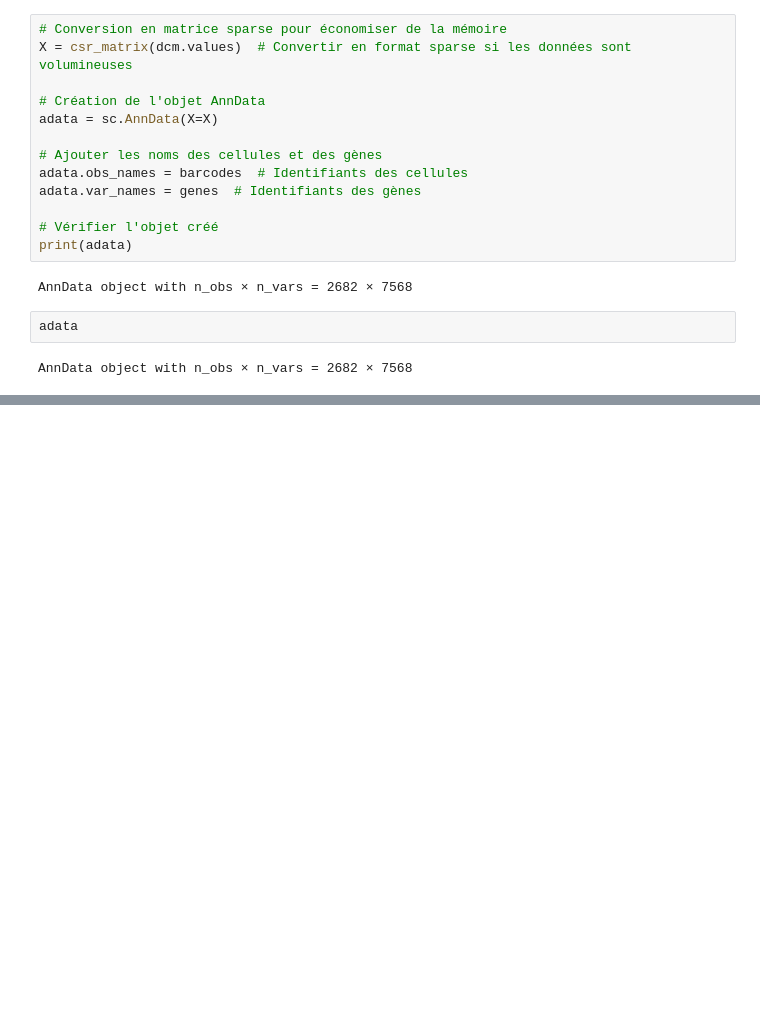
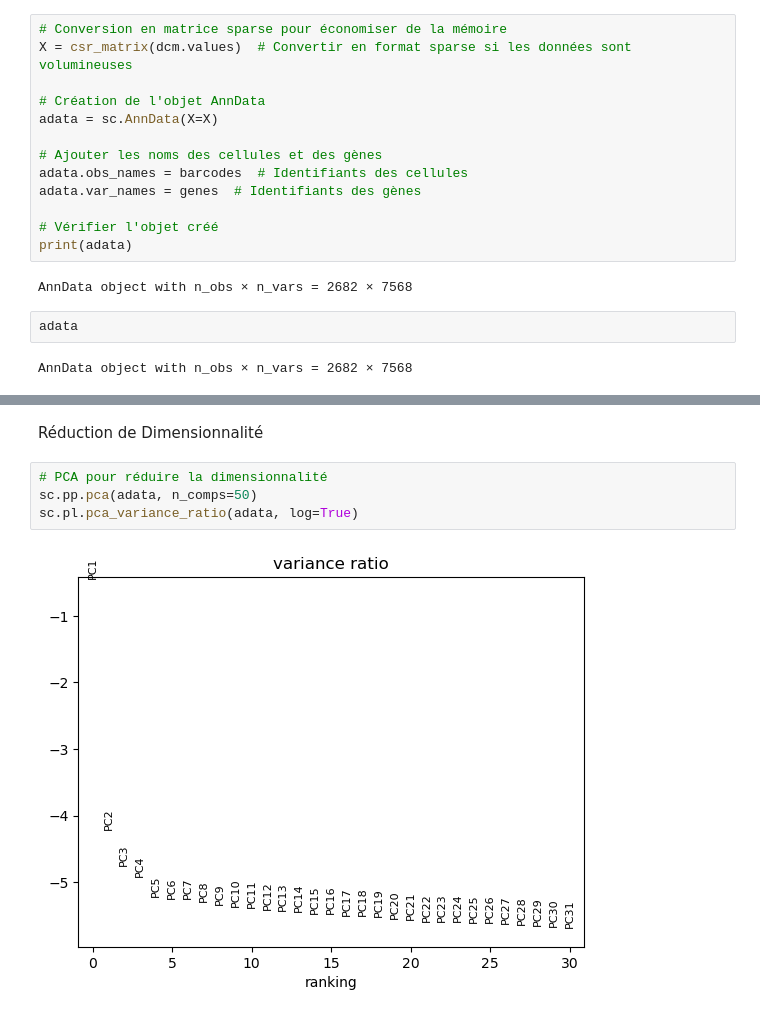
Before and after one commit to vgoupille/DOL_scRNAseq, a Jupyter notebook: 7_Article/script/2_scanpy.ipynb, the cells around one changed output, grey strips where cells are left out. Drawn from its saved outputs; the diff is of its cells as text; blank space fills up the shorter version.

```diff
--- a/7_Article/script/2_scanpy.ipynb
+++ b/7_Article/script/2_scanpy.ipynb
@@ -37,0 +141,8 @@ print(os.path.exists("7_Article/results/data.h5ad"))  # True si le fichier est b
+# %% [markdown]
+ Réduction de Dimensionnalité
+# %%
+# PCA pour réduire la dimensionnalité
+sc.pp.pca(adata, n_comps=50)
+sc.pl.pca_variance_ratio(adata, log=True)
+# %% [output]
+[figure, added]
```
Also changed, not shown: parts of 16 cells of this notebook.
